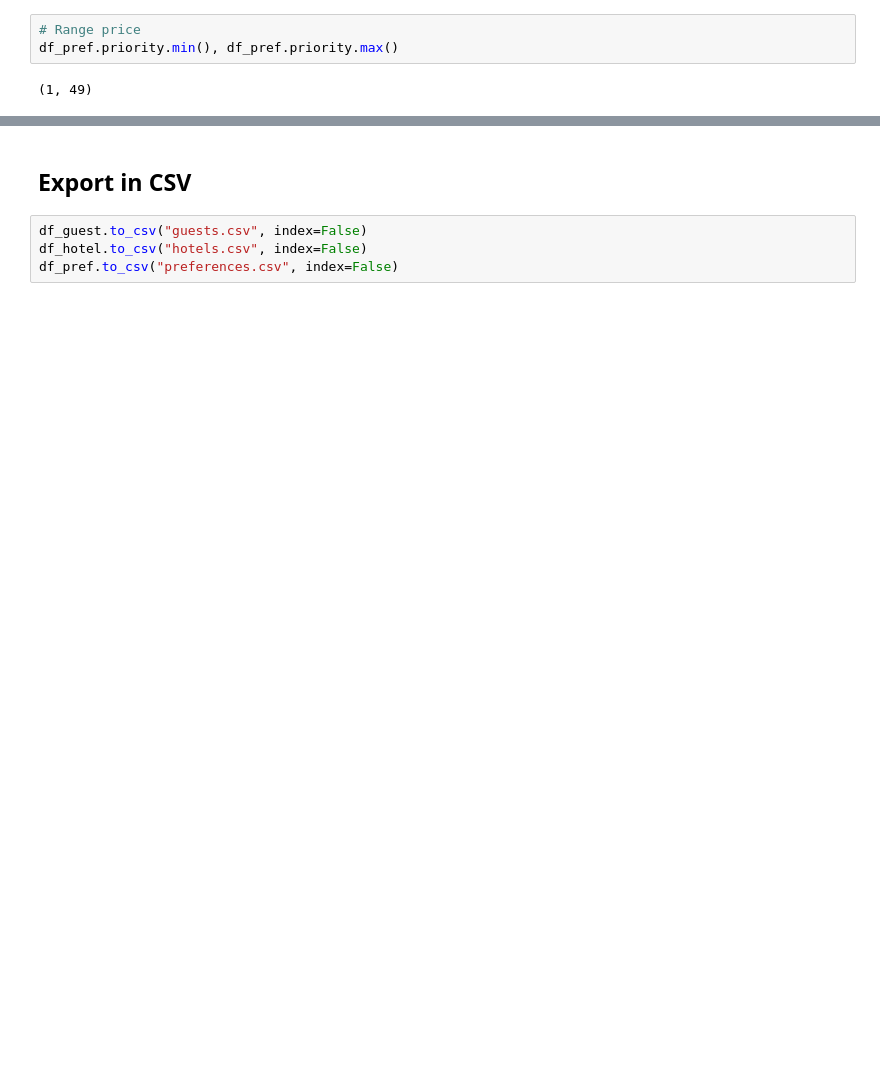
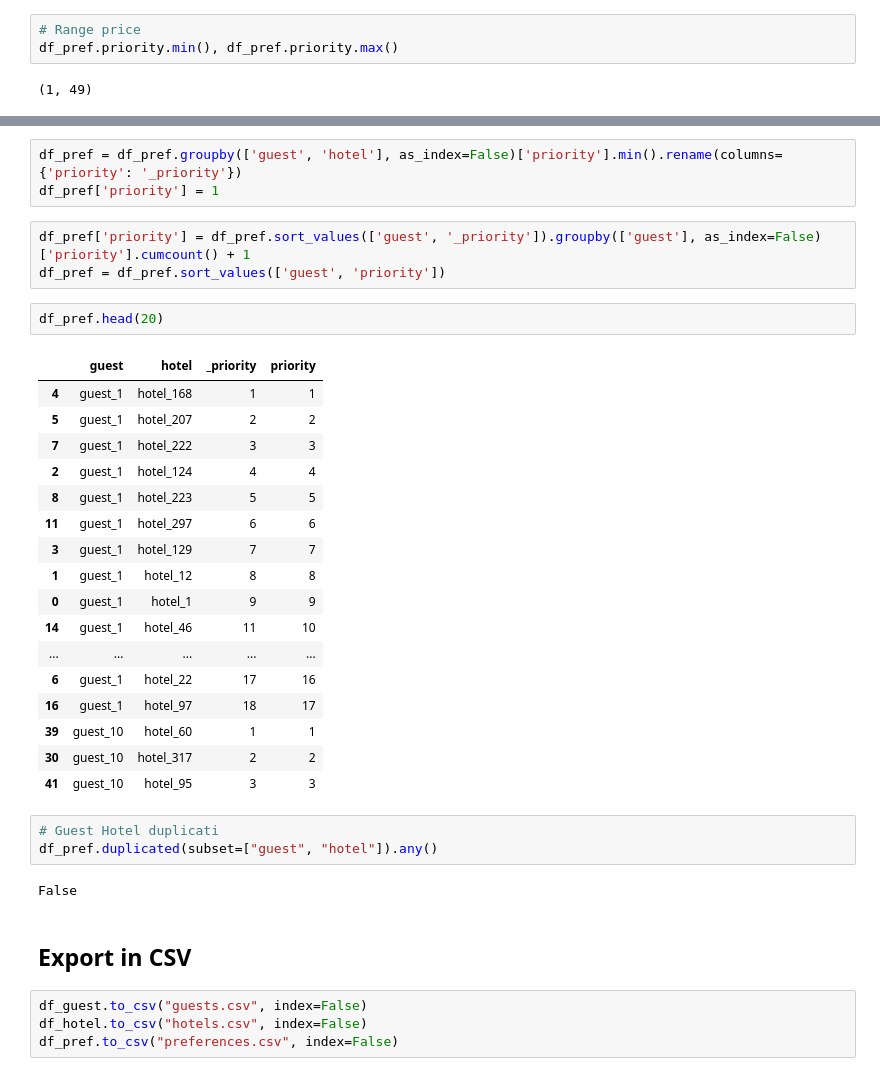
Before and after one commit to giacomonottoli/sogni_doro, a Jupyter notebook: explore_data.ipynb, the cells around one changed output, grey strips where cells are left out. Cells and saved outputs as stored; diff of their text form; blank space fills up the shorter version.

```diff
--- a/explore_data.ipynb
+++ b/explore_data.ipynb
@@ -171,3 +196,34 @@ memory usage: 3.0+ MB
+# %%
+df_pref = df_pref.groupby(['guest', 'hotel'], as_index=False)['priority'].min().rename(columns={'priority': '_priority'})
+df_pref['priority'] = 1
+# %%
+df_pref['priority'] = df_pref.sort_values(['guest', '_priority']).groupby(['guest'], as_index=False)['priority'].cumcount() + 1
+df_pref = df_pref.sort_values(['guest', 'priority'])
+# %%
+df_pref.head(20)
+# %% [output]
+|  | guest | hotel | _priority | priority |
+| 4 | guest_1 | hotel_168 | 1 | 1 |
+| 5 | guest_1 | hotel_207 | 2 | 2 |
+| 7 | guest_1 | hotel_222 | 3 | 3 |
+| 2 | guest_1 | hotel_124 | 4 | 4 |
+| 8 | guest_1 | hotel_223 | 5 | 5 |
+| 11 | guest_1 | hotel_297 | 6 | 6 |
+| 3 | guest_1 | hotel_129 | 7 | 7 |
+| 1 | guest_1 | hotel_12 | 8 | 8 |
+| 0 | guest_1 | hotel_1 | 9 | 9 |
+| 14 | guest_1 | hotel_46 | 11 | 10 |
+| ... | ... | ... | ... | ... |
+| 6 | guest_1 | hotel_22 | 17 | 16 |
+| 16 | guest_1 | hotel_97 | 18 | 17 |
+| 39 | guest_10 | hotel_60 | 1 | 1 |
+| 30 | guest_10 | hotel_317 | 2 | 2 |
+| 41 | guest_10 | hotel_95 | 3 | 3 |
+# %%
+# Guest Hotel duplicati
+df_pref.duplicated(subset=["guest", "hotel"]).any()
+# %% [output]
+False
 # %% [markdown]
 ## Export in CSV
 # %%
```
Also changed, not shown: parts of 13 cells of this notebook, 3 other files.
